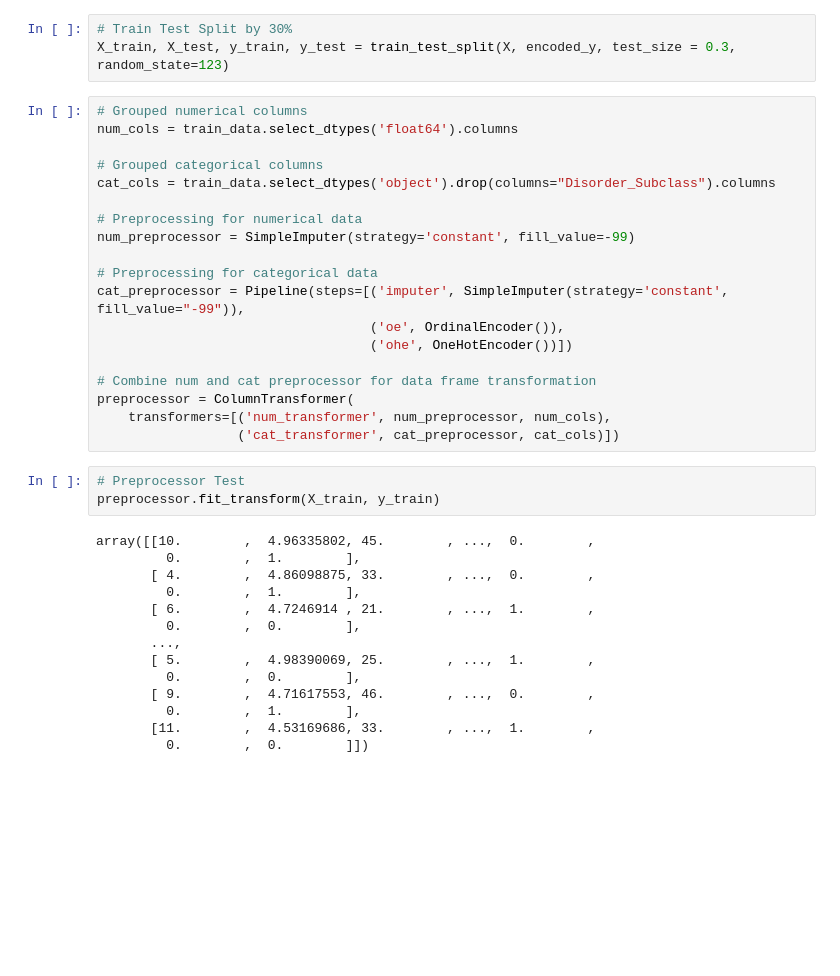
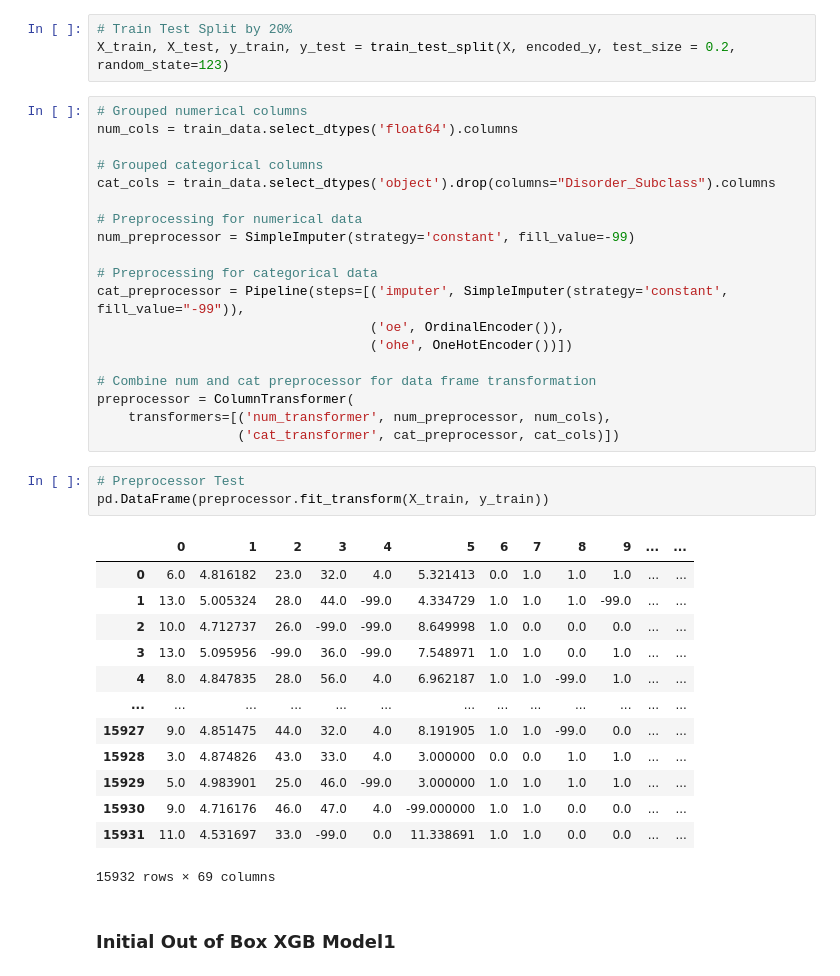
Before and after one commit to ehsung/Capstone-Project-2---Identify-Genetic-Disorder-is-Children, a Jupyter notebook: Notebooks/Preprocessing_and_Modeling.ipynb, the cells around one changed output. Saved outputs shown, nothing was run; the diff lists cells and outputs as text; blank space fills up the shorter version.

```diff
--- a/Notebooks/Preprocessing_and_Modeling.ipynb
+++ b/Notebooks/Preprocessing_and_Modeling.ipynb
@@ -72,8 +75,8 @@ y = train_data.Disorder_Subclass
 le = LabelEncoder()
 encoded_y = le.fit_transform(y)
 # %%
-# Train Test Split by 30%
-X_train, X_test, y_train, y_test = train_test_split(X, encoded_y, test_size = 0.3, random_state=123)
+# Train Test Split by 20%
+X_train, X_test, y_train, y_test = train_test_split(X, encoded_y, test_size = 0.2, random_state=123)
 # %%
 # Grouped numerical columns
 num_cols = train_data.select_dtypes('float64').columns
@@ -95,18 +98,20 @@ preprocessor = ColumnTransformer(
                   ('cat_transformer', cat_preprocessor, cat_cols)])
 # %%
 # Preprocessor Test
-preprocessor.fit_transform(X_train, y_train)
+pd.DataFrame(preprocessor.fit_transform(X_train, y_train))
 # %% [output]
+|  | 0 | 1 | 2 | 3 | 4 | 5 | 6 | 7 | 8 | 9 | ... | ... |
+| 0 | 6.0 | 4.816182 | 23.0 | 32.0 | 4.0 | 5.321413 | 0.0 | 1.0 | 1.0 | 1.0 | ... | ... |
+| 1 | 13.0 | 5.005324 | 28.0 | 44.0 | -99.0 | 4.334729 | 1.0 | 1.0 | 1.0 | -99.0 | ... | ... |
+| 2 | 10.0 | 4.712737 | 26.0 | -99.0 | -99.0 | 8.649998 | 1.0 | 0.0 | 0.0 | 0.0 | ... | ... |
+| 3 | 13.0 | 5.095956 | -99.0 | 36.0 | -99.0 | 7.548971 | 1.0 | 1.0 | 0.0 | 1.0 | ... | ... |
+| 4 | 8.0 | 4.847835 | 28.0 | 56.0 | 4.0 | 6.962187 | 1.0 | 1.0 | -99.0 | 1.0 | ... | ... |
+| ... | ... | ... | ... | ... | ... | ... | ... | ... | ... | ... | ... | ... |
+| 15927 | 9.0 | 4.851475 | 44.0 | 32.0 | 4.0 | 8.191905 | 1.0 | 1.0 | -99.0 | 0.0 | ... | ... |
+| 15928 | 3.0 | 4.874826 | 43.0 | 33.0 | 4.0 | 3.000000 | 0.0 | 0.0 | 1.0 | 1.0 | ... | ... |
+| 15929 | 5.0 | 4.983901 | 25.0 | 46.0 | -99.0 | 3.000000 | 1.0 | 1.0 | 1.0 | 1.0 | ... | ... |
+| 15930 | 9.0 | 4.716176 | 46.0 | 47.0 | 4.0 | -99.000000 | 1.0 | 1.0 | 0.0 | 0.0 | ... | ... |
+| 15931 | 11.0 | 4.531697 | 33.0 | -99.0 | 0.0 | 11.338691 | 1.0 | 1.0 | 0.0 | 0.0 | ... | ... |
-array([[10.        ,  4.96335802, 45.        , ...,  0.        ,
-         0.        ,  1.        ],
-       [ 4.        ,  4.86098875, 33.        , ...,  0.        ,
-         0.        ,  1.        ],
-       [ 6.        ,  4.7246914 , 21.        , ...,  1.        ,
-         0.        ,  0.        ],
-       ...,
-       [ 5.        ,  4.98390069, 25.        , ...,  1.        ,
-         0.        ,  0.        ],
-       [ 9.        ,  4.71617553, 46.        , ...,  0.        ,
-         0.        ,  1.        ],
-       [11.        ,  4.53169686, 33.        , ...,  1.        ,
-         0.        ,  0.        ]])
+15932 rows × 69 columns
+# %% [markdown]
+### Initial Out of Box XGB Model1
```
Also changed, not shown: parts of 54 cells of this notebook.
